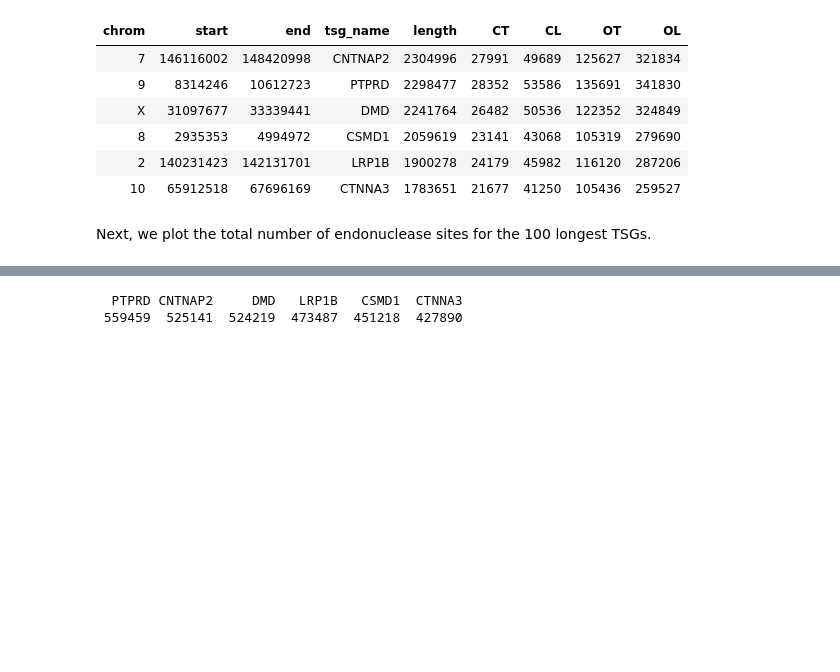
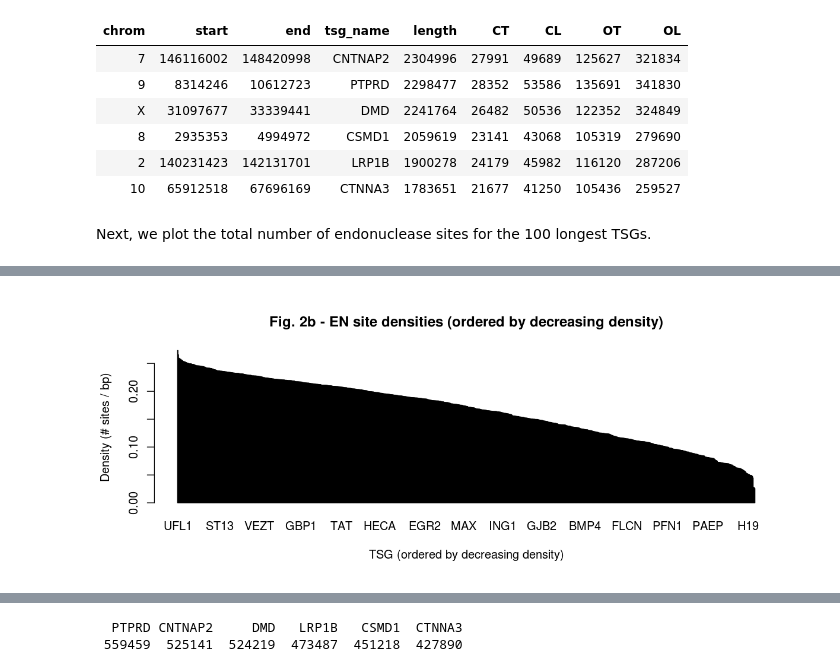
Before and after one commit to atallah-lab/analyses, a Jupyter notebook: tsg_insertionstats_v2.ipynb, the cells around one changed output, grey strips where cells are left out. Saved outputs shown, nothing was run; the diff lists cells and outputs as text; code cells hidden in the pictures; blank space fills up the shorter version.

```diff
--- a/tsg_insertionstats_v2.ipynb
+++ b/tsg_insertionstats_v2.ipynb
@@ -162 +182,7 @@ For the plot below, each data point represents a TSG, with coordinates correspon
+# %%
+barplot(tsg_EN_den[order(-tsg_EN_den)],ylab="Density (# sites / bp)",xlab="TSG (ordered by decreasing density)",col="black")
+title("Fig. 2b - EN site densities (ordered by decreasing density)")
+options(repr.plot.width=10, repr.plot.height=4)
+# %% [output]
+[figure, added]
 # %%
```
Also changed, not shown: parts of 33 cells of this notebook, 1 other file.
